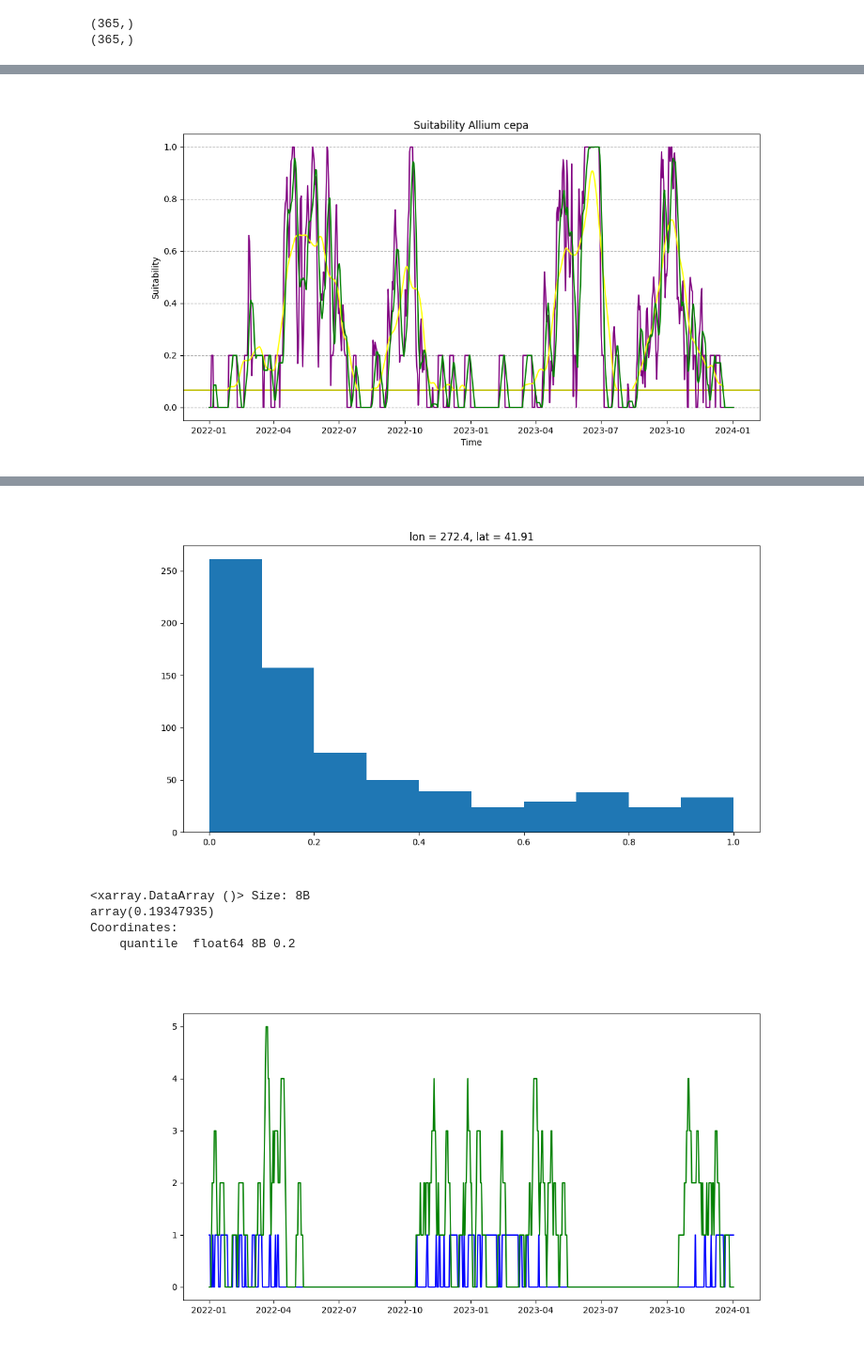
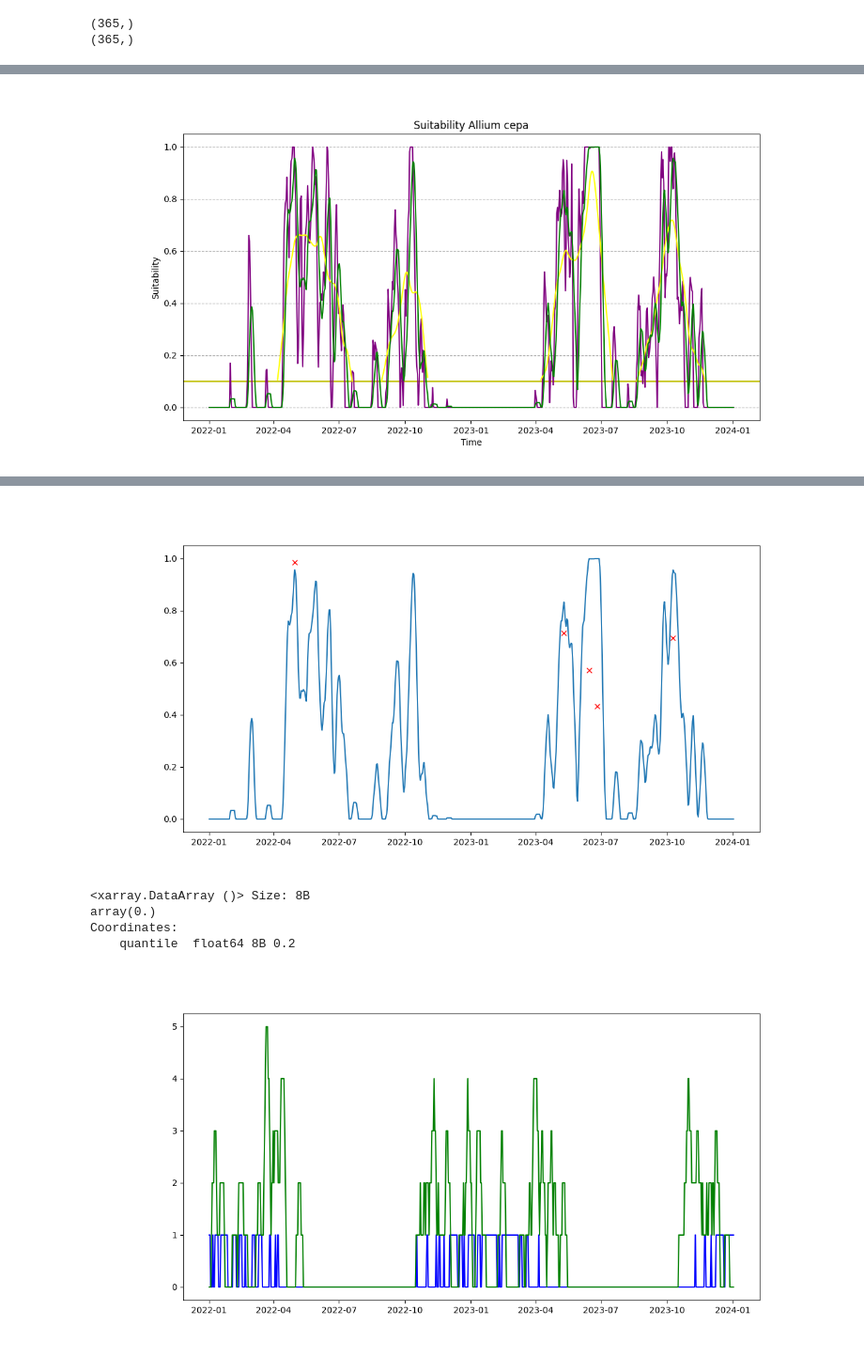
Before and after one commit to stereowrench/crop-models, a Jupyter notebook: Crop Simulations.ipynb, the cells around one changed output, grey strips where cells are left out. Shown at 94% size. Drawn from its saved outputs; the diff is of its cells as text; code cells hidden in the pictures.

Commit message:
need to lower the cutoff

```diff
--- a/Crop Simulations.ipynb
+++ b/Crop Simulations.ipynb
@@ -83,4 +73,4 @@ optimal_planting_ranges = crop_sim.calculate_optimal_planting_ranges(growing_sea
 # %%
-view_window = 105
+view_window = 85
 print(optimal_planting_ranges)
 # %% [output]
@@ -180,4 +170,4 @@ crop_sim.plot_planting(loca_tasmin_smoothed, loca_tasmax_smoothed, tmin, tmax, t
 # %%
-crop_sim.plot_suitability(view_window, growing_season_suitability, daily_suitability, lat, lon, crop_name)
+crop_sim.plot_suitability(view_window, growing_season_suitability, daily_suitability, lat, lon, crop_name, cutoff)
 # %% [output]
-[figure, old version]
+[figure, new version]
@@ -184,5 +180,48 @@ crop_sim.plot_suitability(view_window, growing_season_suitability, daily_suitabi
 # %%
 plt.subplots(figsize=(12, 6))
-a = xr.plot.hist(growing_season_suitability[view_window].isel(lat=lat,lon=lon))
+suit = growing_season_suitability[view_window]
+# bef = suit
+# aft = xr.where(suit < 0.01, 0, suit)
+# suit = xr.where(suit > 0, suit, 0).where(suit < 1, suit, 0)
+# a = xr.plot.hist(suit.isel(lat=lat,lon=lon))
+
+from scipy.signal import find_peaks, peak_widths
+import pandas as pd
+x = suit.isel(lat=lat,lon=lon)
+peaks, _ = find_peaks(x, width=15, threshold=None)  # Adjust as needed
+# print(peaks)
+peak_times = suit.time[peaks].values
+suitability_values = suit.values.flatten()
+suitability_values = suitability_values[~np.isnan(suitability_values)]
+plt.plot(peak_times, suitability_values[peaks], "x", color="red", label="Peaks")
+
+widths, width_heights, left_ips, right_ips = peak_widths(
+    suitability_values, peaks, rel_height=0.5
+)  #
+
+# Since xarray works with datetime, the peak widths must be converted to the same
+left_edges = [peak_times[i] - pd.to_timedelta(abs(x - left_ips[i]), unit='D') for i, x in enumerate(peaks)]
+right_edges = [peak_times[i] + pd.to_timedelta(abs(x - right_ips[i]), unit='D') for i, x in enumerate(peaks)]
+# Plot peak widths as horizontal lines
+for left, right, height, widths in zip(left_edges, right_edges, width_heights, widths):
+    print([height, left, right])
+    plt.hlines(height, left, left + pd.to_timedelta(widths, unit="D"), color="green", linestyle="--")
+
+
+plt.plot(suit.time, suit.isel(lat=lat,lon=lon))
+# from scipy.signal import savgol_filter
+# # Apply Savitzky-Golay filter
+# window_length = 13  # Must be odd
+# polyorder = 3
+
+# smoothed_data = xr.apply_ufunc(
+#     savgol_filter,
+#     suit,
+#     kwargs={"window_length": window_length, "polyorder": polyorder},
+#     input_core_dims=[["time"]],
+#     output_core_dims=[["time"]],  # Output is a single value per input
+#     output_dtypes=[suit.dtype]
+# )
+# plt.plot(smoothed_data.isel(lat=lat,lon=lon))
 plt.show()
 # %% [output]
@@ -189,9 +233,9 @@ plt.show()
-[figure, old version]
+[figure, new version]
 # %%
 growing_season_suitability[view_window].isel(lat=lat,lon=lon).quantile(0.2)
 # %% [output]
 <xarray.DataArray ()> Size: 8B
-array(0.19347935)
+array(0.)
 Coordinates:
     quantile  float64 8B 0.2
 # %%
```
Also changed, not shown: parts of 7 cells of this notebook, 1 other file.
